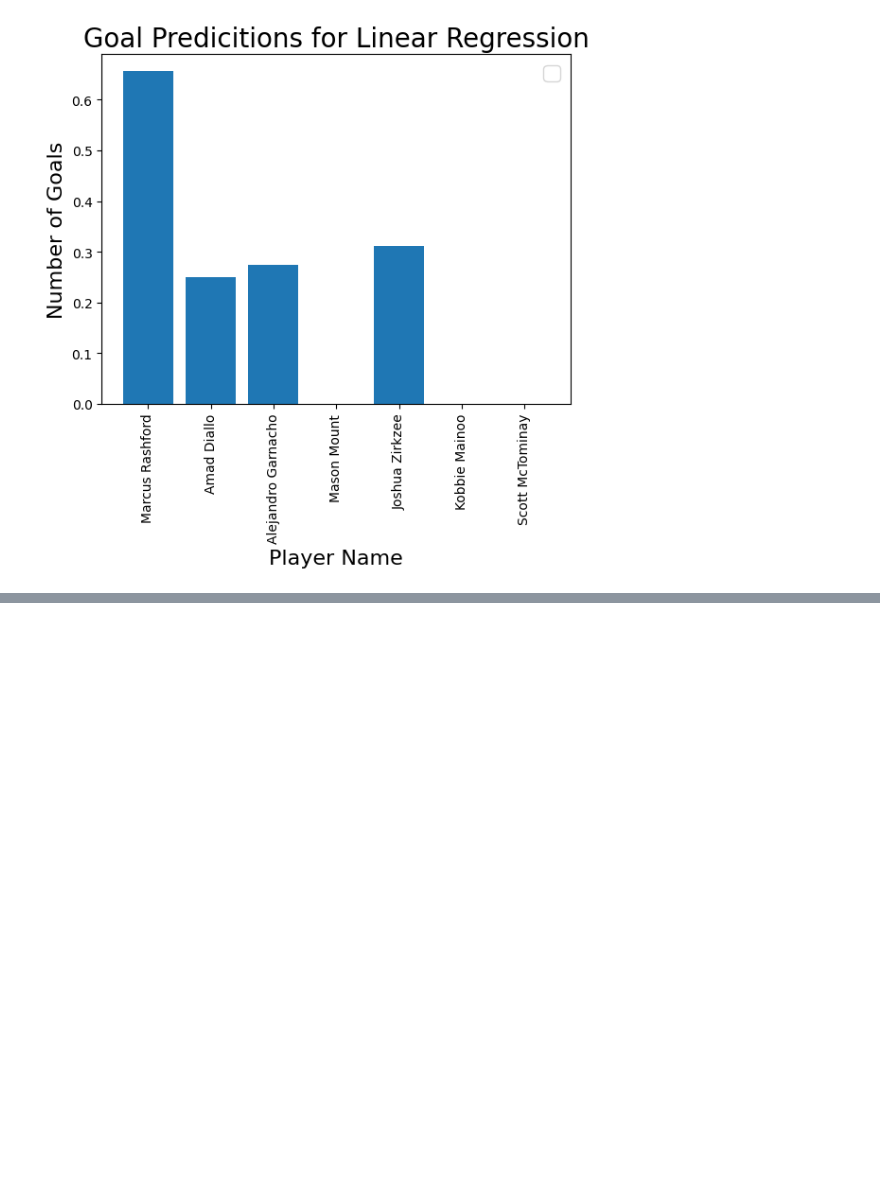
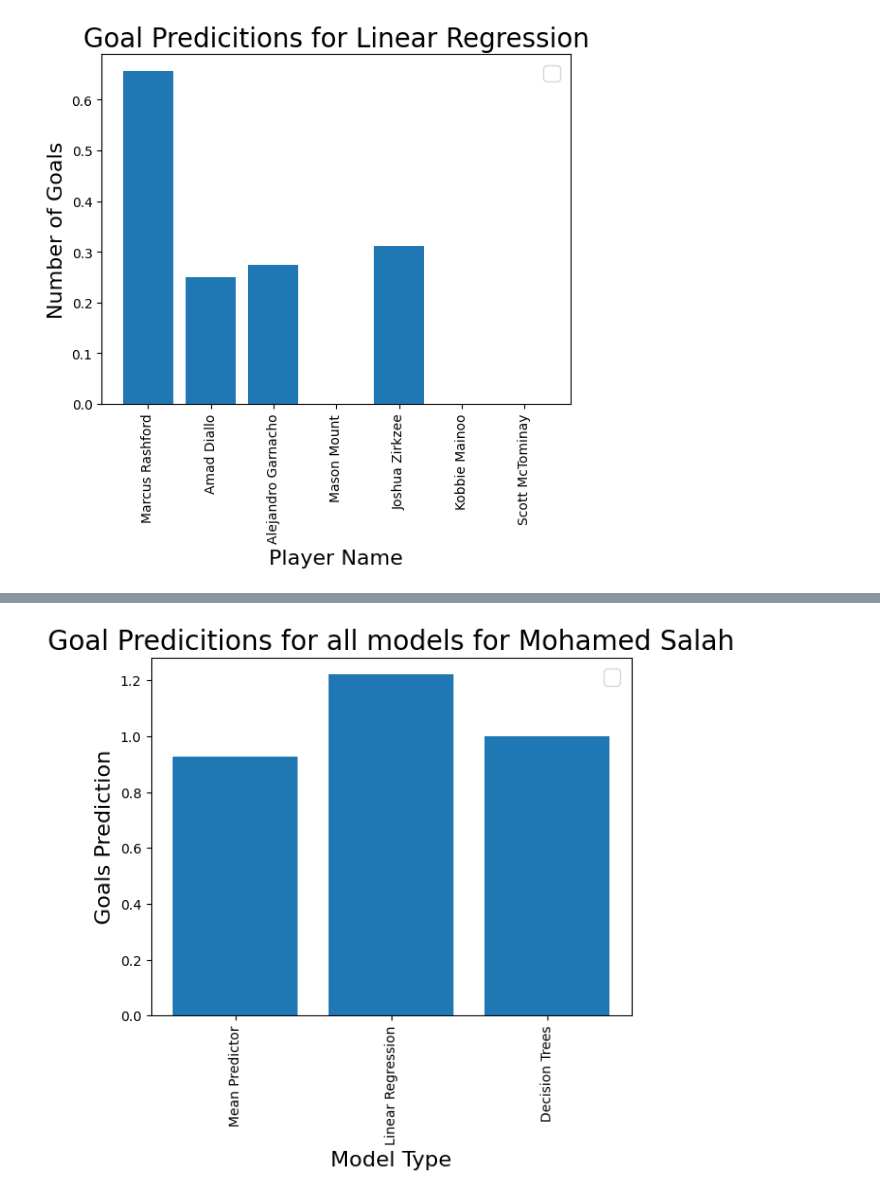
Before and after one commit to Victoras2007/PlayerGoalPrediction, a Jupyter notebook: 5_Crossing_the_Finish_Line/Project_AIML.ipynb, the cells around one changed output, grey strips where cells are left out. Cells and saved outputs as stored; diff of their text form; code cells hidden in the pictures; blank space fills up the shorter version.

```diff
--- a/5_Crossing_the_Finish_Line/Project_AIML.ipynb
+++ b/5_Crossing_the_Finish_Line/Project_AIML.ipynb
@@ -902,0 +905,15 @@ Best Prediction is 1.6666666666666667 because it has the smallest RMSE
+# %%
+#Comparing the predictions for the goals Mohamed Salah is going to score in an upcoming match using all 3 models
+goals_mean = df_grouped_sorted.loc[df_grouped_sorted['Player'] == "Mohamed Salah", 'Goals'].values[0]
+goals_lr = player_ypred_rmse_df.loc[player_ypred_rmse_df['player'] == "Mohamed Salah", 'y_pred'].values[0]
+model_list=["Mean Predictor","Linear Regression","Decision Trees"]
+prediction_list=[goals_mean,goals_lr,best_prediction]
+plt.bar(model_list,prediction_list)
+plt.title("Goal Predicitions for all models for Mohamed Salah", fontsize=20)
+plt.xlabel('Model Type',fontsize=16)
+plt.xticks(rotation=90)
+plt.ylabel('Goals Prediction',fontsize=16)
+plt.legend(fontsize=16)
+plt.show()
+# %% [output]
+[figure, added]
```
Also changed, not shown: parts of 2 cells of this notebook.
